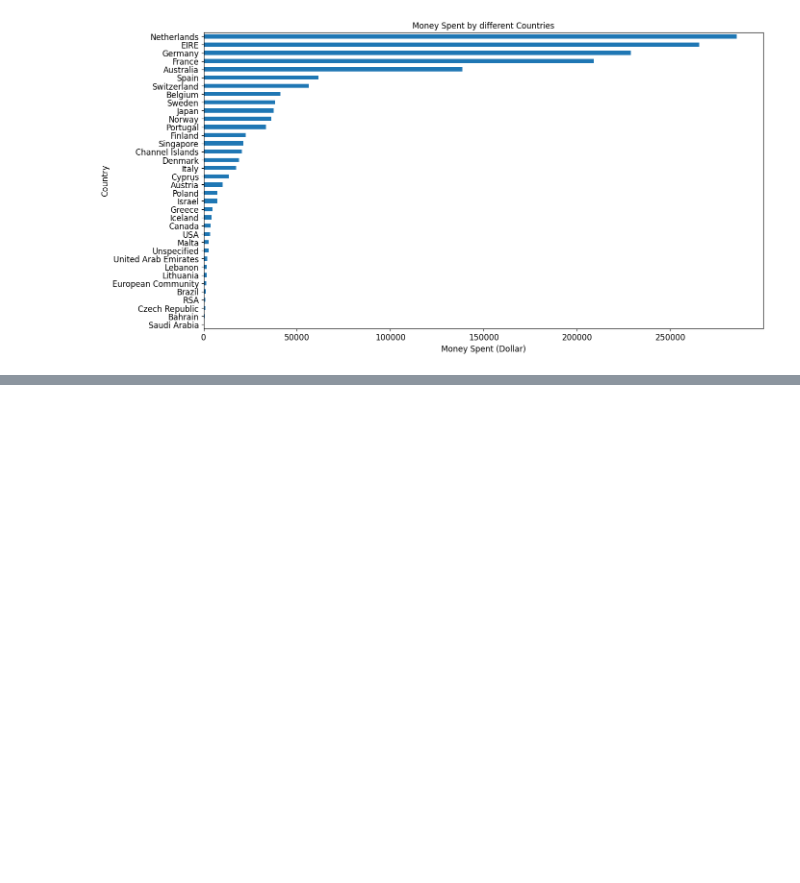
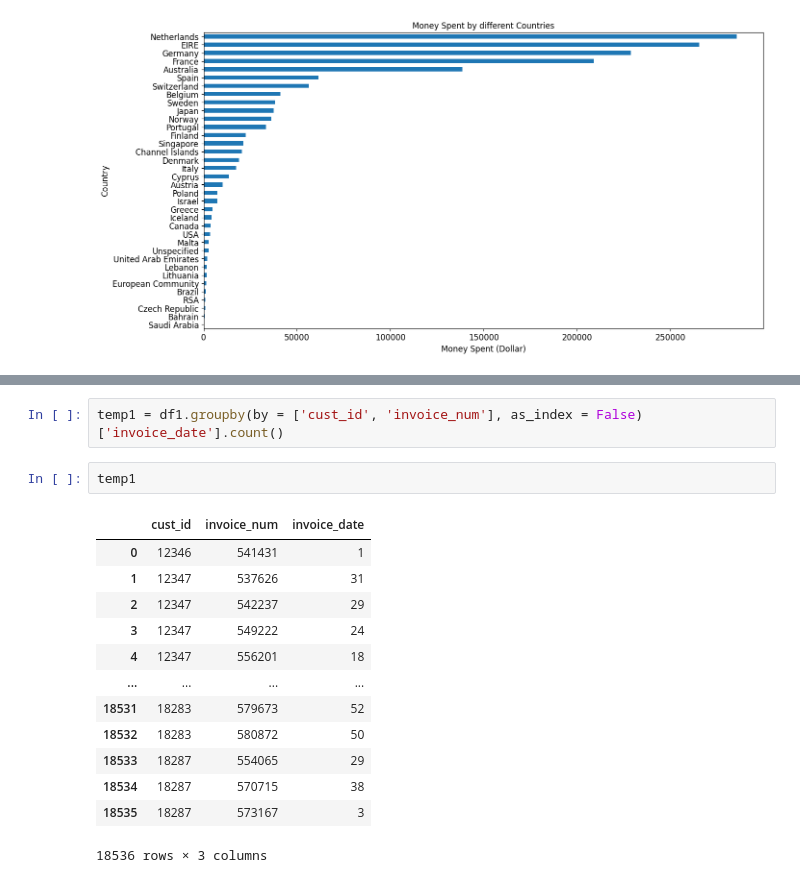
Before and after one commit to ilajnae/eda-ecommerce, a Jupyter notebook: 1.ecommerce-eda-scenerios/notebook.ipynb, the cells around one changed output, grey strips where cells are left out. Drawn from its saved outputs; the diff is of its cells as text; blank space fills up the shorter version.

```diff
--- a/1.ecommerce-eda-scenerios/notebook.ipynb
+++ b/1.ecommerce-eda-scenerios/notebook.ipynb
@@ -535,0 +664,18 @@ plt.show()
+# %%
+temp1 = df1.groupby(by = ['cust_id', 'invoice_num'], as_index = False)['invoice_date'].count()
+# %%
+temp1
+# %% [output]
+|  | cust_id | invoice_num | invoice_date |
+| 0 | 12346 | 541431 | 1 |
+| 1 | 12347 | 537626 | 31 |
+| 2 | 12347 | 542237 | 29 |
+| 3 | 12347 | 549222 | 24 |
+| 4 | 12347 | 556201 | 18 |
+| ... | ... | ... | ... |
+| 18531 | 18283 | 579673 | 52 |
+| 18532 | 18283 | 580872 | 50 |
+| 18533 | 18287 | 554065 | 29 |
+| 18534 | 18287 | 570715 | 38 |
+| 18535 | 18287 | 573167 | 3 |
+18536 rows × 3 columns
```
Also changed, not shown: parts of 17 cells of this notebook, 1 other file.
